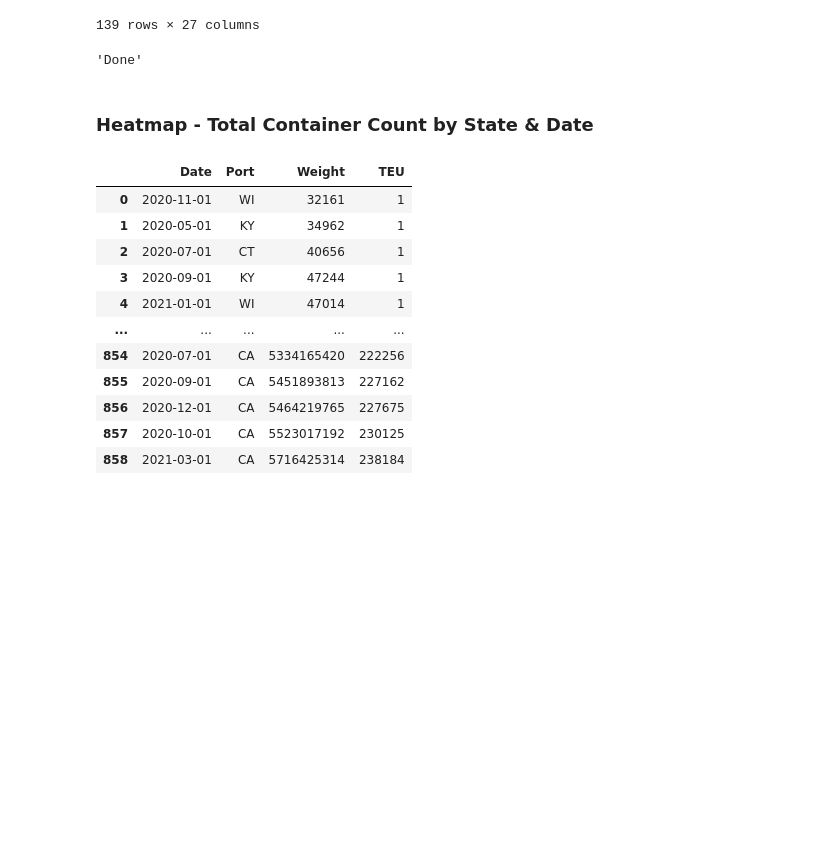
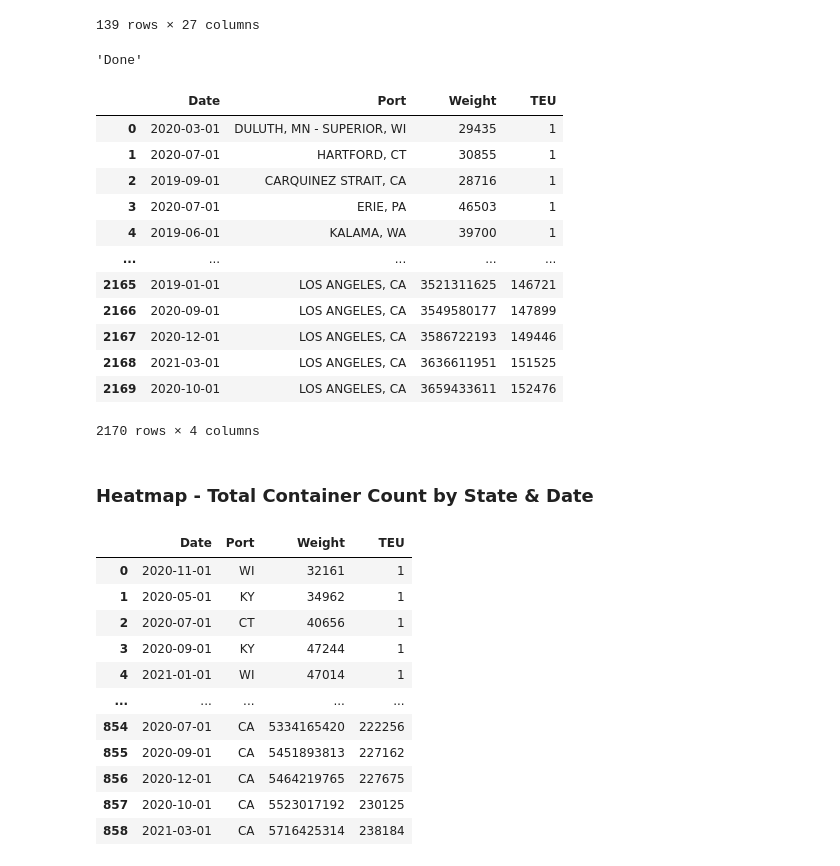
Before and after one commit to naydeenmonzon/Project-2, a Jupyter notebook: US_Census.ipynb, the cells around one changed output. Saved outputs shown, nothing was run; the diff lists cells and outputs as text; code cells hidden in the pictures; blank space fills up the shorter version.

```diff
--- a/US_Census.ipynb
+++ b/US_Census.ipynb
@@ -370,6 +370,22 @@ filename = "./static/data/cityportTEU2"
 to_TEU_json(cityportTEU, filename)
 # %% [output]
 'Done'
+# %%
+cityportTEU
+# %% [output]
+|  | Date | Port | Weight | TEU |
+| 0 | 2020-03-01 | DULUTH, MN - SUPERIOR, WI | 29435 | 1 |
+| 1 | 2020-07-01 | HARTFORD, CT | 30855 | 1 |
+| 2 | 2019-09-01 | CARQUINEZ STRAIT, CA | 28716 | 1 |
+| 3 | 2020-07-01 | ERIE, PA | 46503 | 1 |
+| 4 | 2019-06-01 | KALAMA, WA | 39700 | 1 |
+| ... | ... | ... | ... | ... |
+| 2165 | 2019-01-01 | LOS ANGELES, CA | 3521311625 | 146721 |
+| 2166 | 2020-09-01 | LOS ANGELES, CA | 3549580177 | 147899 |
+| 2167 | 2020-12-01 | LOS ANGELES, CA | 3586722193 | 149446 |
+| 2168 | 2021-03-01 | LOS ANGELES, CA | 3636611951 | 151525 |
+| 2169 | 2020-10-01 | LOS ANGELES, CA | 3659433611 | 152476 |
+2170 rows × 4 columns
 # %% [markdown]
 ### Heatmap - Total Container Count by State & Date
 # %%
```
Also changed, not shown: parts of 5 cells of this notebook, 27 other files.
